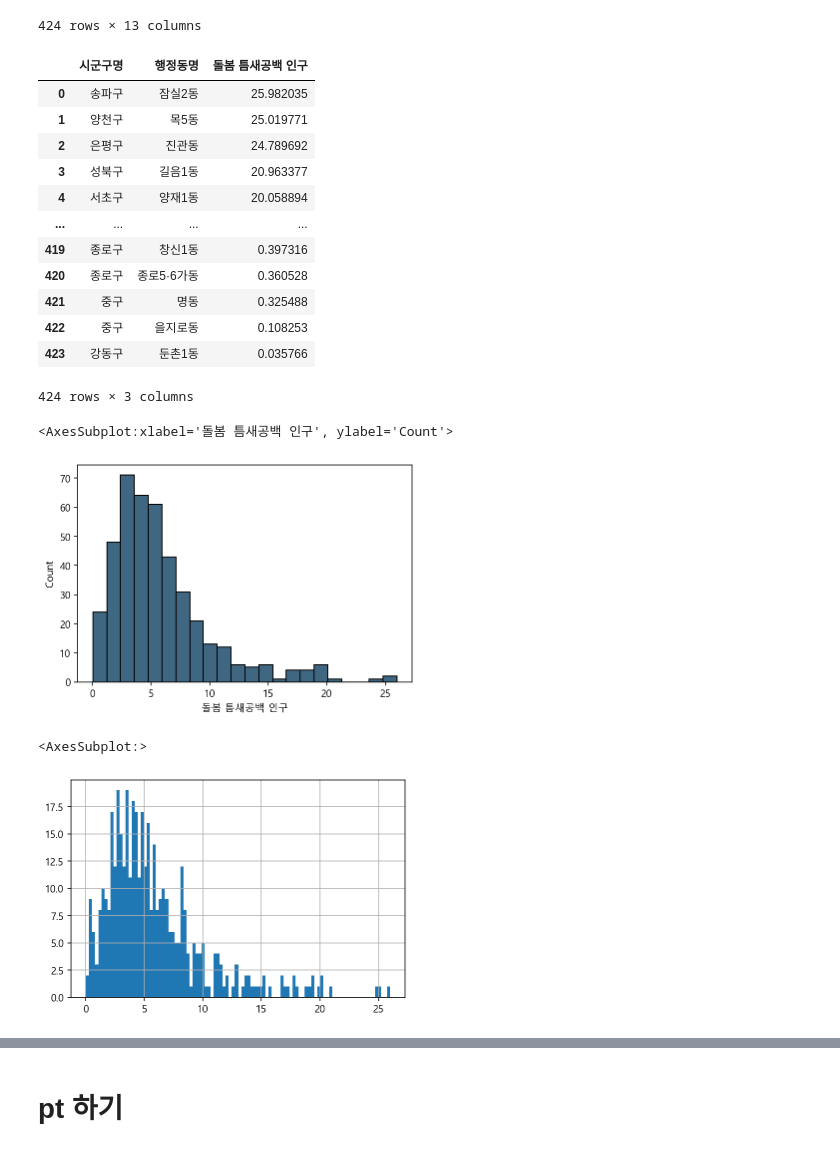
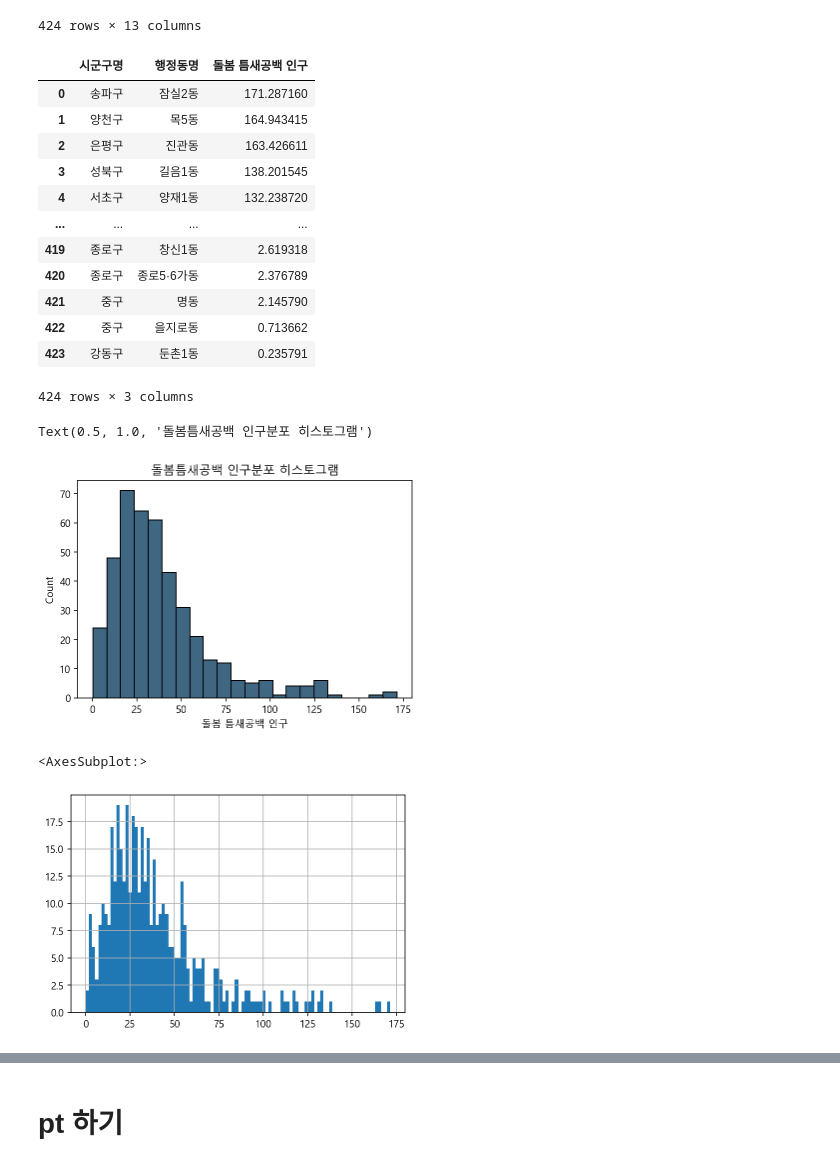
Before and after one commit to gyuholee94/seoul_contest, a Jupyter notebook: 규호_최종틈새지수.ipynb, the cells around one changed output, grey strips where cells are left out. Drawn from its saved outputs; the diff is of its cells as text; code cells hidden in the pictures.

```diff
--- a/규호_최종틈새지수.ipynb
+++ b/규호_최종틈새지수.ipynb
@@ -58,7 +62,9 @@ home_rate_7 = pd.read_csv('./아동 분석_작업중/저녁_6시대_저녁_6시6
 ### 틈새비율(5시~7시 집에서, 아무도 맞이해주지 못하는 초등학생 비율)
 # %%
 comebackhome = comebackhome.rename(columns=comebackhome.iloc[0]).drop(comebackhome.index[0])
+comebackhome['가끔 맞이해 주신다 (%)'] = comebackhome['가끔 맞이해 주신다 (%)'].astype(float)
 comebackhome['항상 맞이해 주시지 못한다 (%)'] = comebackhome['항상 맞이해 주시지 못한다 (%)'].astype(float)
+
 comebackhome
 # %% [output]
 |  | 특성별(1) | 특성별(2) | 사례수 (명) | 항상 맞이해 주신다 (%) | 가끔 맞이해 주신다 (%) | 항상 맞이해 주시지 못한다 (%) |
@@ -77,6 +83,6 @@ comebackhome
 | 13 | 지역형태별 | 동부 | 6788 | 66.8 | 24.4 | 8.8 |
 | 14 | 지역형태별 | 읍면부 | 1775 | 65.5 | 24.1 | 10.4 |
 # %%
-alone_element_rate = comebackhome['항상 맞이해 주시지 못한다 (%)'].iloc[3:5].mean()/100
+alone_element_rate = (comebackhome['가끔 맞이해 주신다 (%)'].iloc[3:5].mean()+comebackhome['항상 맞이해 주시지 못한다 (%)'].iloc[3:5].mean())/100
 alone_element_rate
 # %% [output]
@@ -154,4 +156,4 @@ home_5_7
 # %%
-AR = alone_element_rate * home_5_7
+AR = alone_element_rate * home_7
 AR
 # %% [output]
@@ -549,28 +551,28 @@ del showing['index']
 showing
 # %% [output]
 |  | 시군구명 | 행정동명 | 돌봄 틈새공백 인구 |
-| 0 | 송파구 | 잠실2동 | 25.982035 |
-| 1 | 양천구 | 목5동 | 25.019771 |
-| 2 | 은평구 | 진관동 | 24.789692 |
-| 3 | 성북구 | 길음1동 | 20.963377 |
-| 4 | 서초구 | 양재1동 | 20.058894 |
+| 0 | 송파구 | 잠실2동 | 171.287160 |
+| 1 | 양천구 | 목5동 | 164.943415 |
+| 2 | 은평구 | 진관동 | 163.426611 |
+| 3 | 성북구 | 길음1동 | 138.201545 |
+| 4 | 서초구 | 양재1동 | 132.238720 |
 | ... | ... | ... | ... |
-| 419 | 종로구 | 창신1동 | 0.397316 |
-| 420 | 종로구 | 종로5·6가동 | 0.360528 |
-| 421 | 중구 | 명동 | 0.325488 |
-| 422 | 중구 | 을지로동 | 0.108253 |
-| 423 | 강동구 | 둔촌1동 | 0.035766 |
+| 419 | 종로구 | 창신1동 | 2.619318 |
+| 420 | 종로구 | 종로5·6가동 | 2.376789 |
+| 421 | 중구 | 명동 | 2.145790 |
+| 422 | 중구 | 을지로동 | 0.713662 |
+| 423 | 강동구 | 둔촌1동 | 0.235791 |
 424 rows × 3 columns
 # %%
-sns.histplot(final_df['돌봄 틈새공백 인구'], color='#003458')
+sns.histplot(final_df['돌봄 틈새공백 인구'], color='#003458').set_title("돌봄틈새공백 인구분포 히스토그램")
 # %% [output]
-<AxesSubplot:xlabel='돌봄 틈새공백 인구', ylabel='Count'>
+Text(0.5, 1.0, '돌봄틈새공백 인구분포 히스토그램')
-[figure, old version]
+[figure, new version]
 # %%
 final_df['돌봄 틈새공백 인구'].hist(bins=100)
 # %% [output]
 <AxesSubplot:>
-[figure, old version]
+[figure, new version]
 # %%
 plt.boxplot(final_df['돌봄 틈새공백 인구'])
 # %% [output]
```
Also changed, not shown: parts of 45 cells of this notebook, 11 other files.
